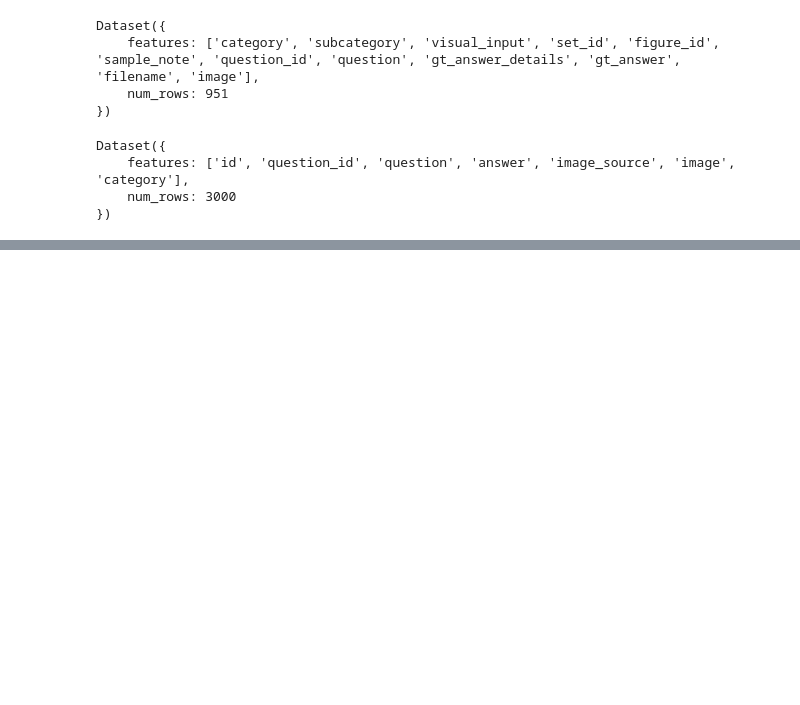
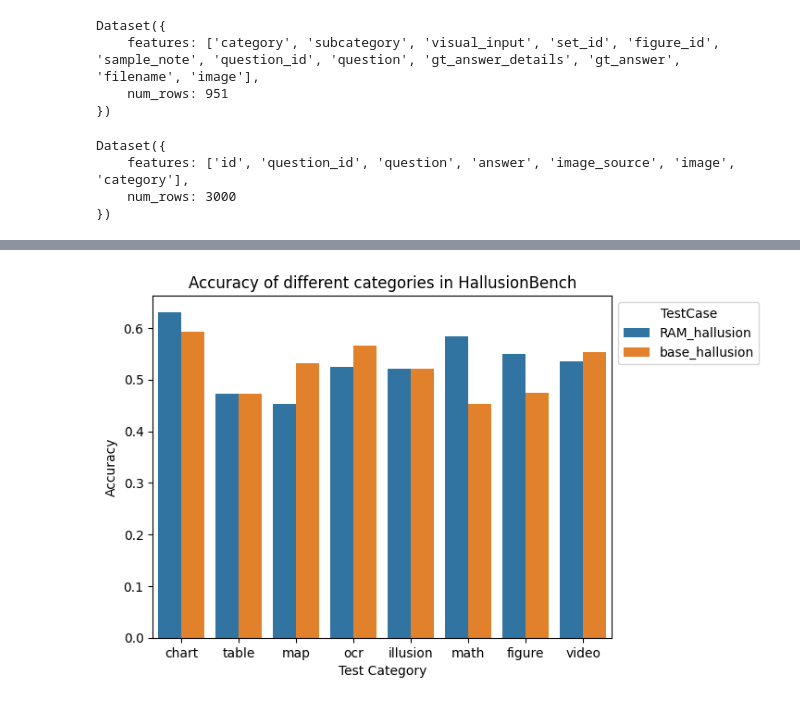
Before and after one commit to PierceCCH/ensembling-lvlms, a Jupyter notebook: results/ResultsAnalysis.ipynb, the cells around one changed output, grey strips where cells are left out. Saved outputs shown, nothing was run; the diff lists cells and outputs as text; code cells hidden in the pictures; blank space fills up the shorter version.

```diff
--- a/results/ResultsAnalysis.ipynb
+++ b/results/ResultsAnalysis.ipynb
@@ -53,0 +150,26 @@ internvl_base_pope_responses.json Accuracy: 0.493
+# %%
+# Do a deeper dive into HallusionBench
+# Get the accuracy of each test
+from collections import defaultdict
+
+hallusion_results = {}
+ground_truths = hallusion_answers
+for results_file in Path("./").glob("*hallusion*.json"):
+
+    # Read in each file
+    fileName = str( results_file )
+    with open(results_file, "r") as f:
+        json_obj = json.load( f )
+    testCase = fileName[9:-15]
+
+    # Get the model answers and the ground truths
+    model_answers = np.array( ["1" if "yes" in line["model_prediction"].lower() else "0" for line in json_obj] )
+
+    categoryResults = defaultdict( lambda : [0,0] )
+    for i in range( len( model_answers ) ):
+        category = hallusion_categories[i]
+        if( model_answers[i] == ground_truths[i] ):
+            categoryResults[category][0] += 1
+        categoryResults[category][1] += 1
+    hallusion_results[testCase] = categoryResults
+print( hallusion_results )
@@ -53,0 +178,10 @@ internvl_base_pope_responses.json Accuracy: 0.493
+# %%
+hallusion_categories = []
+for testCase in hallusion_results:
+
+    data = hallusion_results[testCase]
+    for category in data:
+        hallusion_categories.append( [data[category][0] / data[category][1], category, testCase] )
+
+cat_df = pd.DataFrame( hallusion_categories, columns = ["Accuracy", "Category", "TestCase"] )
+print( cat_df )
@@ -53,0 +206,8 @@ internvl_base_pope_responses.json Accuracy: 0.493
+# %%
+ax = sns.barplot( cat_df, x = "Category", y = "Accuracy", hue = "TestCase" )
+sns.move_legend(ax, "upper left", bbox_to_anchor=(1, 1))
+plt.title( "Accuracy of different categories in HallusionBench" )
+plt.xlabel( "Test Category" )
+plt.show()
+# %% [output]
+[figure, added]
```
Also changed, not shown: parts of 9 cells of this notebook, 4 other files.
